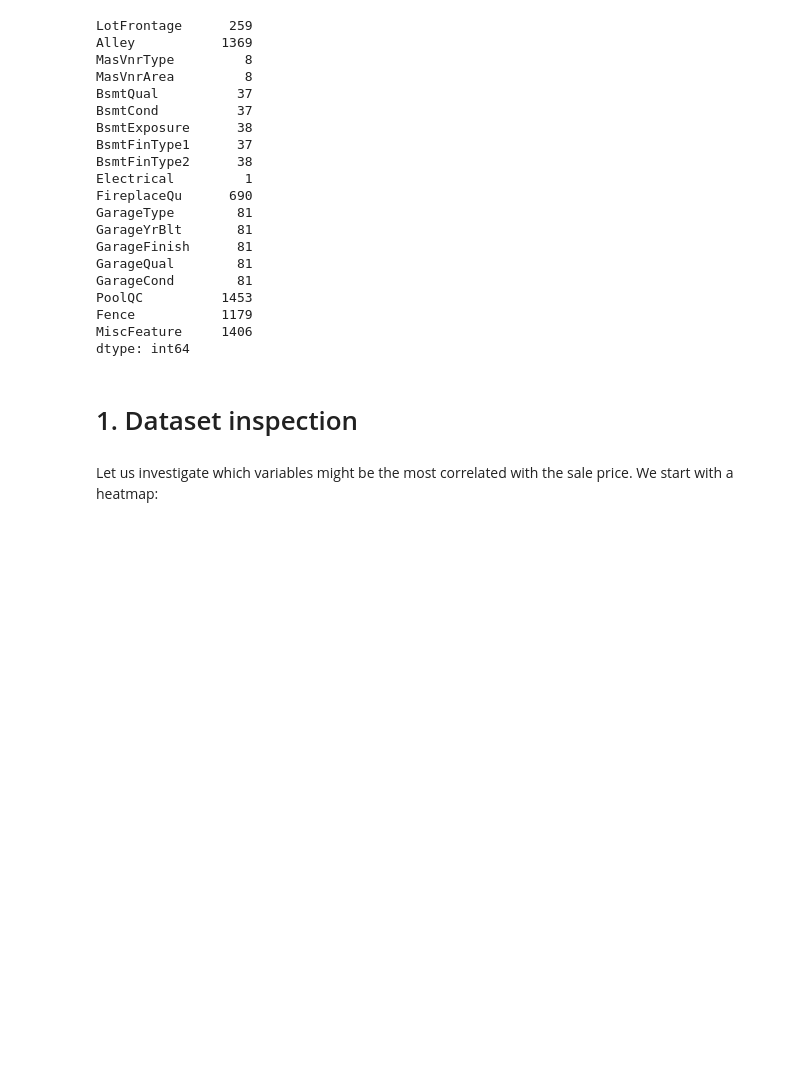
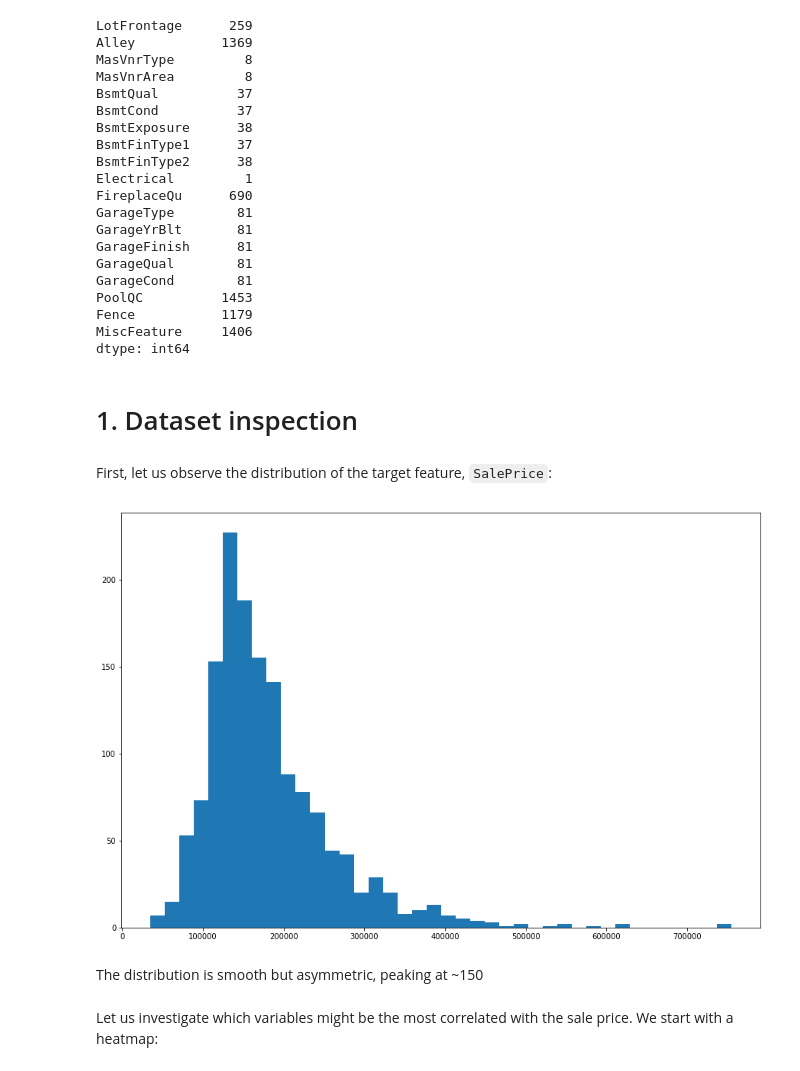
Before and after one commit to flucarelli94/MachineLearning_projects, a Jupyter notebook: House prices/Sale_price_prediction.ipynb, the cells around one changed output. Cells and saved outputs as stored; diff of their text form; code cells hidden in the pictures; blank space fills up the shorter version.

Commit message:
Adding inspection of target feature

```diff
--- a/House prices/Sale_price_prediction.ipynb
+++ b/House prices/Sale_price_prediction.ipynb
@@ -73,6 +73,18 @@ MiscFeature     1406
 dtype: int64
 # %% [markdown]
 # 1. Dataset inspection
+# %% [markdown]
+First, let us observe the distribution of the target feature, `SalePrice`:
+# %%
+plt.figure(figsize=(15, 10))
+
+plt.hist(train_init['SalePrice'], bins=40)
+
+plt.show()
+# %% [output]
+[figure, added]
+# %% [markdown]
+The distribution is smooth but asymmetric, peaking at ~150
 # %% [markdown]
 Let us investigate which variables might be the most correlated with the sale price. We start with a heatmap:
 # %%
```
Also changed, not shown: parts of 1 cell of this notebook.
